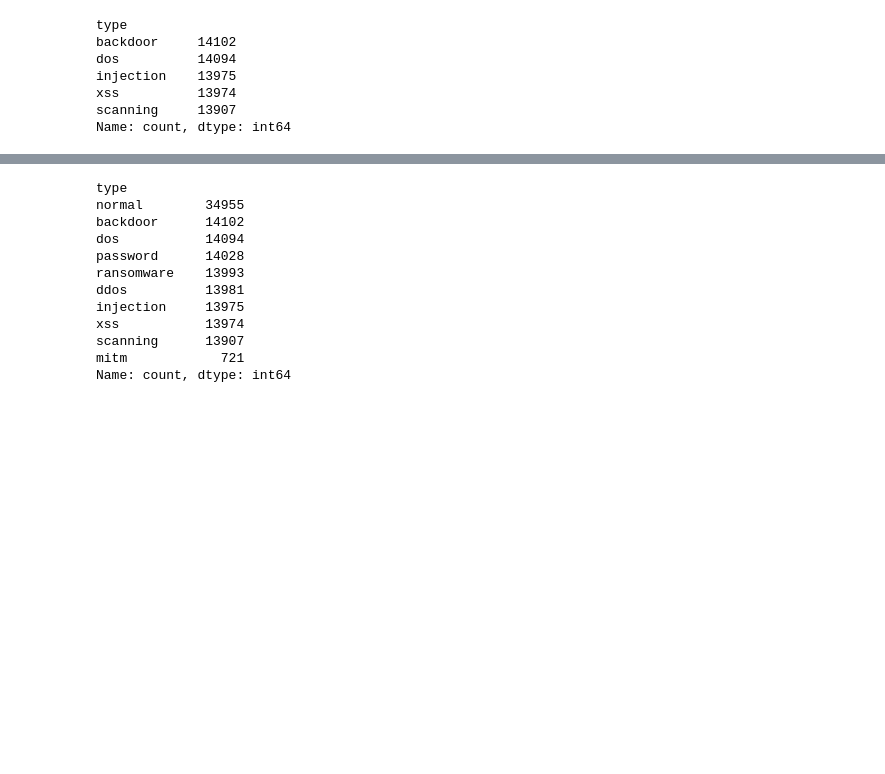
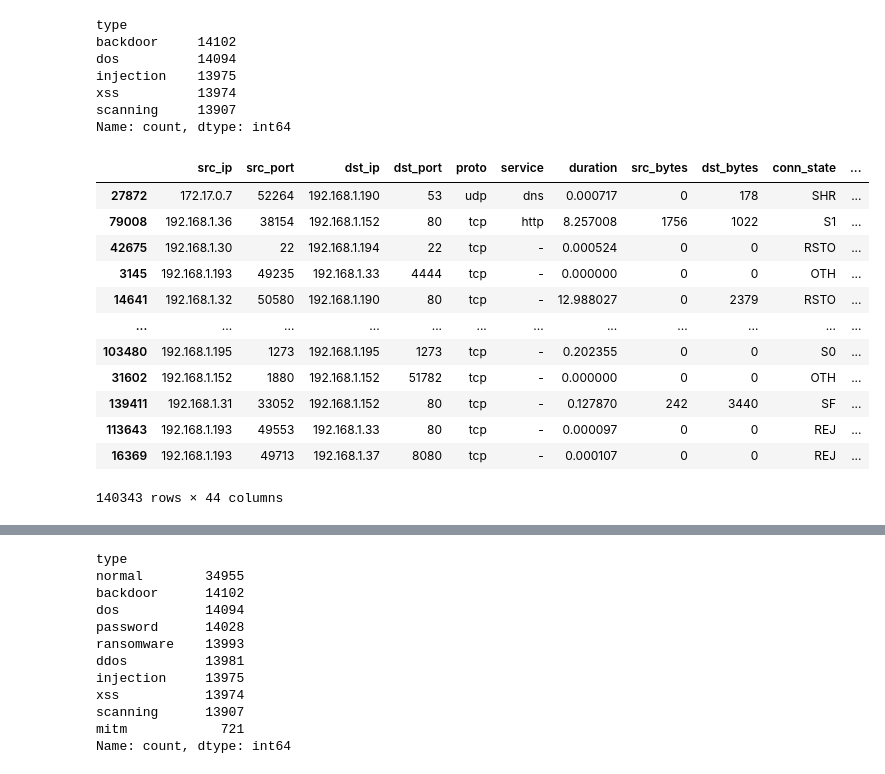
Before and after one commit to nnhieutrung/NIDS-FedML, a Jupyter notebook: CTGAN/dataset/dataset.ipynb, the cells around one changed output, grey strips where cells are left out. Cells and saved outputs as stored; diff of their text form; code cells hidden in the pictures; blank space fills up the shorter version.

```diff
--- a/CTGAN/dataset/dataset.ipynb
+++ b/CTGAN/dataset/dataset.ipynb
@@ -63,4 +57,20 @@ df_2.to_csv('./training-set_0.csv', index=False)
 # %%
 x = df
 y = df['type']
-x, _x, y, _y = train_test_split(x, y, random_state=189, test_size=0.2, stratify=y)
+x, _x, y, _y = train_test_split(x, y, random_state=189, test_size=0.05, stratify=y)
+# %%
+x
+# %% [output]
+|  | src_ip | src_port | dst_ip | dst_port | proto | service | duration | src_bytes | dst_bytes | conn_state | ... |
+| 27872 | 172.17.0.7 | 52264 | 192.168.1.190 | 53 | udp | dns | 0.000717 | 0 | 178 | SHR | ... |
+| 79008 | 192.168.1.36 | 38154 | 192.168.1.152 | 80 | tcp | http | 8.257008 | 1756 | 1022 | S1 | ... |
+| 42675 | 192.168.1.30 | 22 | 192.168.1.194 | 22 | tcp | - | 0.000524 | 0 | 0 | RSTO | ... |
+| 3145 | 192.168.1.193 | 49235 | 192.168.1.33 | 4444 | tcp | - | 0.000000 | 0 | 0 | OTH | ... |
+| 14641 | 192.168.1.32 | 50580 | 192.168.1.190 | 80 | tcp | - | 12.988027 | 0 | 2379 | RSTO | ... |
+| ... | ... | ... | ... | ... | ... | ... | ... | ... | ... | ... | ... |
+| 103480 | 192.168.1.195 | 1273 | 192.168.1.195 | 1273 | tcp | - | 0.202355 | 0 | 0 | S0 | ... |
+| 31602 | 192.168.1.152 | 1880 | 192.168.1.152 | 51782 | tcp | - | 0.000000 | 0 | 0 | OTH | ... |
+| 139411 | 192.168.1.31 | 33052 | 192.168.1.152 | 80 | tcp | - | 0.127870 | 242 | 3440 | SF | ... |
+| 113643 | 192.168.1.193 | 49553 | 192.168.1.33 | 80 | tcp | - | 0.000097 | 0 | 0 | REJ | ... |
+| 16369 | 192.168.1.193 | 49713 | 192.168.1.37 | 8080 | tcp | - | 0.000107 | 0 | 0 | REJ | ... |
+140343 rows × 44 columns
```
Also changed, not shown: parts of 3 cells of this notebook, 6 other files.
